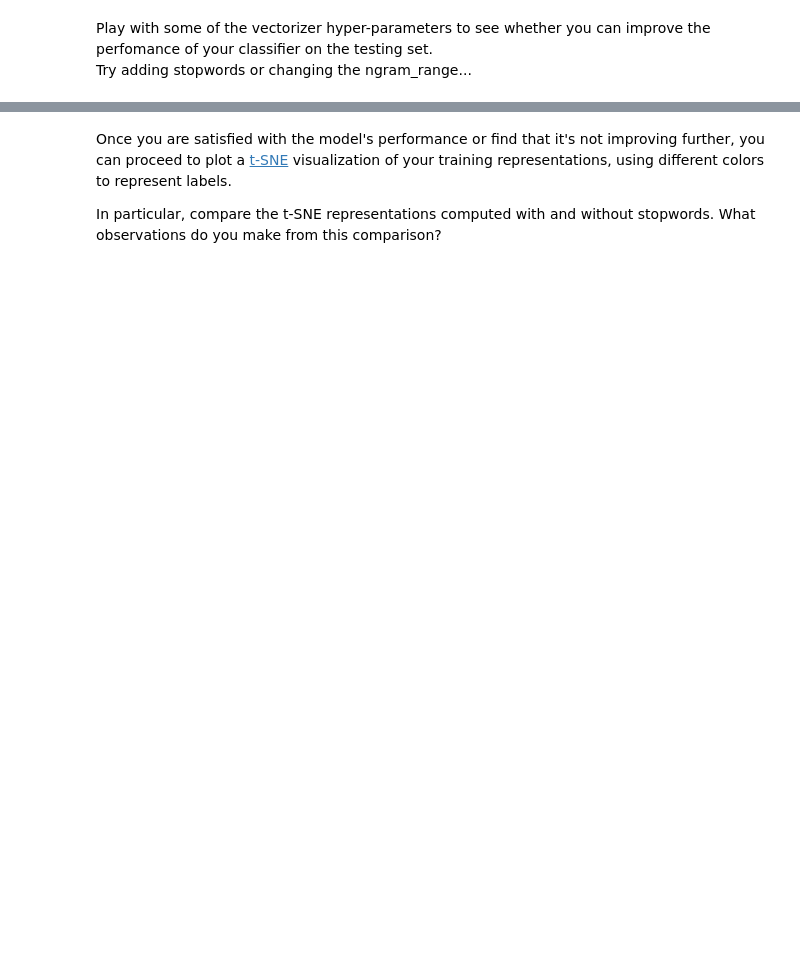
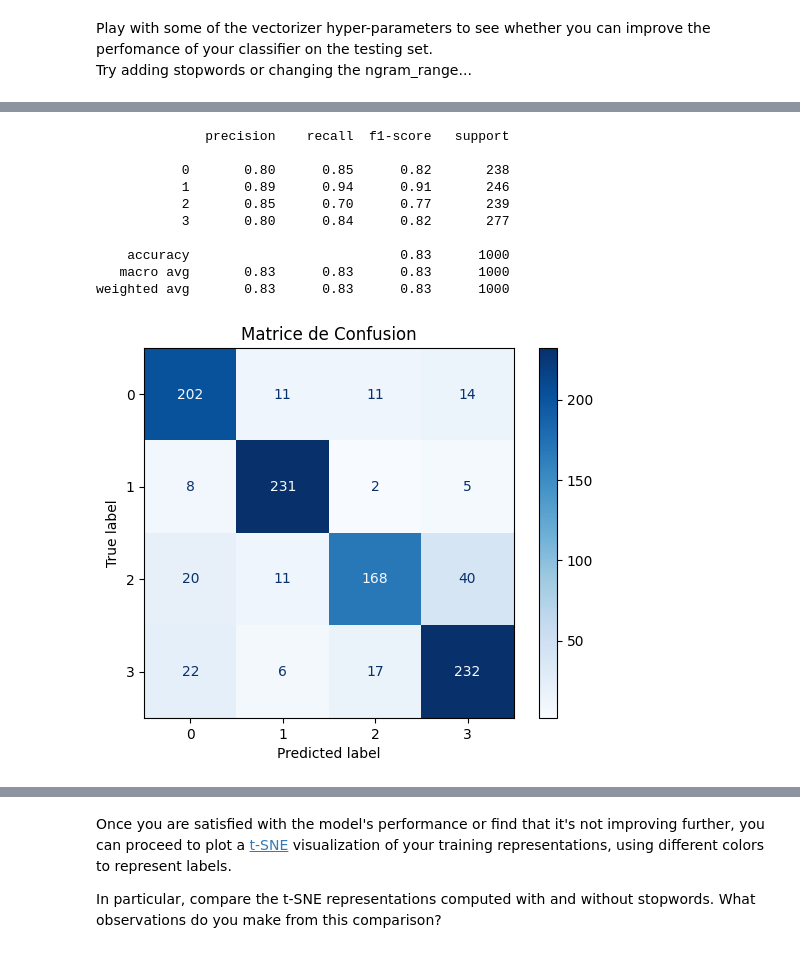
Before and after one commit to MaxMosh/AIF, a Jupyter notebook: nlp/AIF_nlp.ipynb, the cells around one changed output, grey strips where cells are left out. Saved outputs shown, nothing was run; the diff lists cells and outputs as text; code cells hidden in the pictures; blank space fills up the shorter version.

```diff
--- a/nlp/AIF_nlp.ipynb
+++ b/nlp/AIF_nlp.ipynb
@@ -175,0 +210,10 @@ Try adding stopwords or changing the ngram_range...
+# %%
+vectorizer = CountVectorizer(stop_words='english')
+train_count_matrix = vectorizer.fit_transform(traindf["text"])
+len(vectorizer.vocabulary_)
+
+classifier = svm.SVC()
+classifier.fit(train_count_matrix, traindf["label"])
+print(f"Model score on training data: {classifier.score(train_count_matrix, traindf.label):.2f}")
+train_prediction = classifier.predict(train_count_matrix)
+print(classification_report(traindf["label"],train_prediction))
@@ -175,0 +232,25 @@ Try adding stopwords or changing the ngram_range...
+# %%
+test_count_matrix = vectorizer.transform(testdf.text)
+test_prediction = classifier.predict(test_count_matrix)
+print(classification_report(testdf["label"],test_prediction))
+
+cm = confusion_matrix(testdf["label"], test_prediction)
+# Affichage de la matrice de confusion avec ConfusionMatrixDisplay
+disp = ConfusionMatrixDisplay(confusion_matrix=cm, display_labels=np.unique(testdf["label"]))
+
+# Affichage avec annotations et carte thermique
+disp.plot(cmap="Blues", values_format="d")
+plt.title("Matrice de Confusion")
+plt.show()
+# %% [output]
+              precision    recall  f1-score   support
+
+           0       0.80      0.85      0.82       238
+           1       0.89      0.94      0.91       246
+           2       0.85      0.70      0.77       239
+           3       0.80      0.84      0.82       277
+
+    accuracy                           0.83      1000
+   macro avg       0.83      0.83      0.83      1000
+weighted avg       0.83      0.83      0.83      1000
+[figure, added]
```
Also changed, not shown: parts of 18 cells of this notebook.
